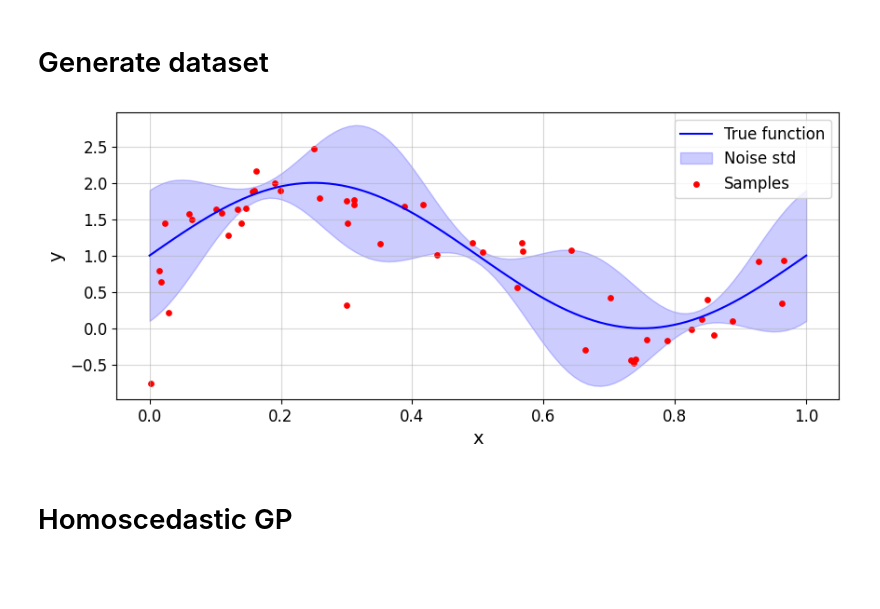
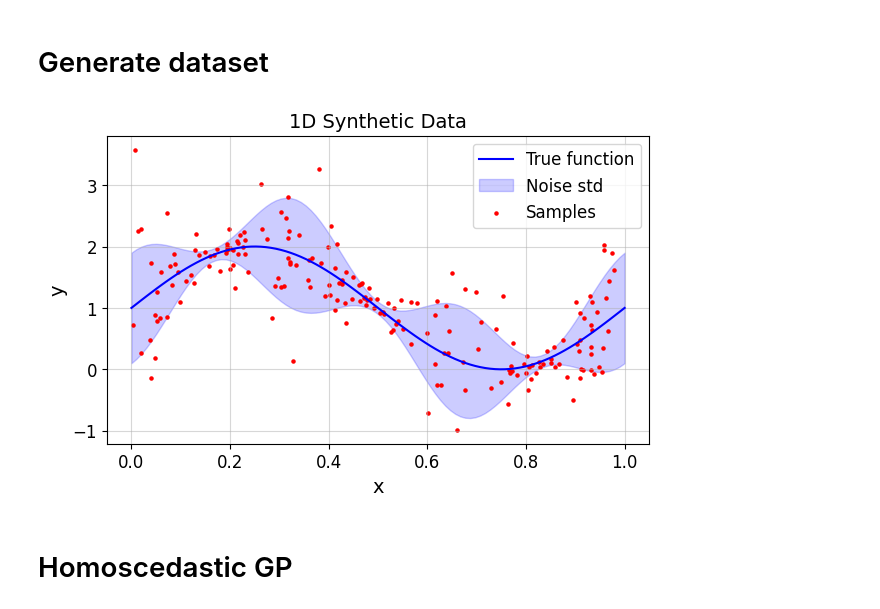
Before and after one commit to gurooria/Diffusion-Gaussian-Processes, a Jupyter notebook: synthetic_1d/gp_1d/gp1d.ipynb, the cells around one changed output. Drawn from its saved outputs; the diff is of its cells as text; code cells hidden in the pictures; blank space fills up the shorter version.

```diff
--- a/synthetic_1d/gp_1d/gp1d.ipynb
+++ b/synthetic_1d/gp_1d/gp1d.ipynb
@@ -13,26 +14,27 @@ def f(x):
 def noise_std(x):
     return 0.5 + 0.4 * np.cos(6 * np.pi * x)
 # %%
-n = 50
+n = 200
 
 # initialise graph
-plt.figure(figsize=(10, 4))
+plt.figure(figsize=(7, 4))
 plt.grid(True, alpha=0.5)
 plt.xlabel('x', fontsize=14)
 plt.ylabel('y', fontsize=14)
 plt.xticks(fontsize=12)
 plt.yticks(fontsize=12)
 
 # plot true function and noise std
 x = np.linspace(0, 1, 100)
 plt.plot(x, f(x), 'b-', label='True function')
 plt.fill_between(x, f(x) - noise_std(x), f(x) + noise_std(x), color='b', alpha=0.2, label='Noise std')
 
 # plot sample points
 x_sample = np.random.rand(n, 1) # uniformly sample 100 points from [0,1]
 y_sample = f(x_sample) + np.random.randn(n, 1) * noise_std(x_sample) # get y values
-plt.scatter(x_sample, y_sample, c='r', label='Samples', s=15)
+plt.scatter(x_sample, y_sample, c='r', label='Samples', s=5)
 plt.legend(fontsize=12)
+plt.title('1D Synthetic Data', fontsize=14)
 plt.show()
 # %% [output]
-[figure, old version]
+[figure, new version]
```
Also changed, not shown: parts of 25 cells of this notebook, 15 other files.
